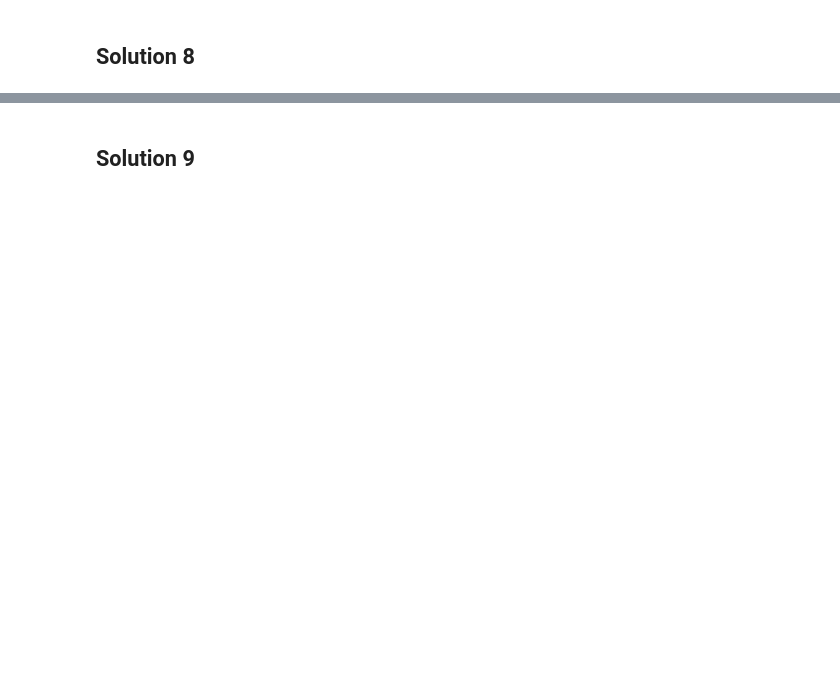
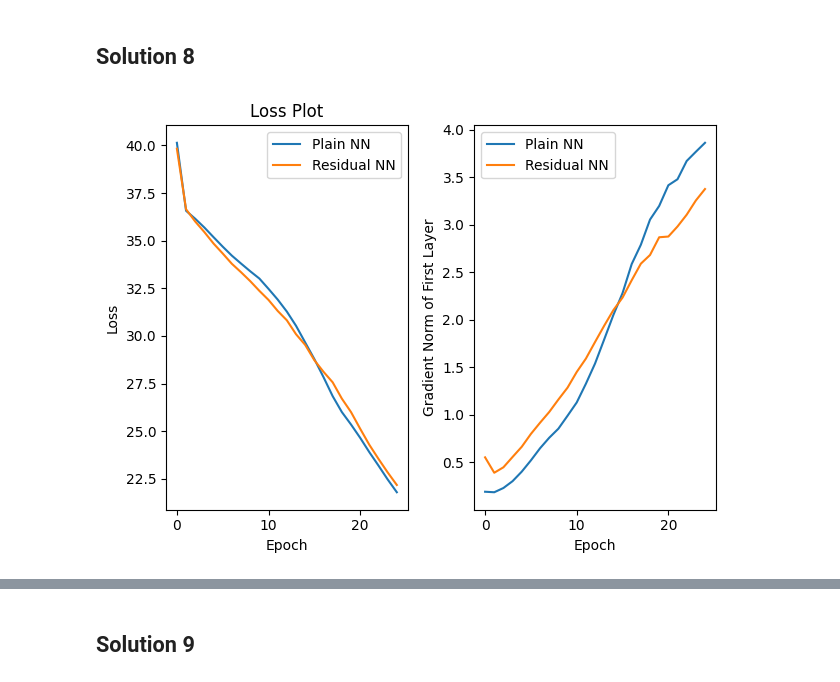
Before and after one commit to sohang3112/iit-madras-web-mtech-ai, a Jupyter notebook: trimester2/DA6401W_DeepLearning/assignments/Assignment4/solution_Assignment4.ipynb, the cells around one changed output, grey strips where cells are left out. Cells and saved outputs as stored; diff of their text form; code cells hidden in the pictures; blank space fills up the shorter version.

```diff
--- a/trimester2/DA6401W_DeepLearning/assignments/Assignment4/solution_Assignment4.ipynb
+++ b/trimester2/DA6401W_DeepLearning/assignments/Assignment4/solution_Assignment4.ipynb
@@ -184,10 +189,11 @@ for lambda_l2 in (0, 1e-4, 1e-2):
         for flat_images, labels in train_loader:
             flat_images, labels = flat_images.to(device), labels.to(device)
             optimizer.zero_grad()
-            train_probabs = model(flat_images)
-            train_loss = loss_fn(train_probabs, labels)
+            train_logits = model(flat_images)
+            train_loss = loss_fn(train_logits, labels)
             train_loss.backward()    # calculate gradients
             optimizer.step()         # update gradients
 
         # validate loss for current epoch
-        val_losses[lambda_l2].append(sum(loss_fn(model(flat_images.to(device)), labels.to(device)).item() for flat_images, labels in valid_loader))
+        with torch.no_grad():
+            val_losses[lambda_l2].append(sum(loss_fn(model(flat_images.to(device)), labels.to(device)).item() for flat_images, labels in valid_loader))
@@ -224,0 +310,78 @@ plt.show()
+# %%
+input_features = 20
+train_size = 1024
+generator = torch.Generator().manual_seed(42)
+X = torch.rand(size=(train_size, input_features), generator=generator)
+w = torch.rand(size=(input_features,), generator=generator)
+error = torch.normal(0, 1, size=(train_size,), generator=generator)
+y = (torch.sin(w @ X.T) + error).unsqueeze(1)
+
+batch_size = 32
+train_ds = TensorDataset(X, y)
+train_loader = DataLoader(train_ds, batch_size=batch_size)
+
+loss_fn = nn.MSELoss()
+
+def train(model, first_layer):
+    optimizer = torch.optim.Adam(model.parameters(), lr=0.001)
+    train_losses = []
+    fst_gradient_norm_means = []
+    for _epoch in trange(25):
+        epoch_fst_gradient_norms = []
+        epoch_loss = 0
+        for x, y in train_loader:      # loop over batches
+            optimizer.zero_grad()
+            probabs = model(x)
+            loss = loss_fn(probabs, y)
+            epoch_loss += loss.item()
+            loss.backward()
+            optimizer.step()
+            epoch_fst_gradient_norms.append(torch.linalg.norm(first_layer.weight.grad))
+        fst_gradient_norm_means.append(sum(epoch_fst_gradient_norms) / len(epoch_fst_gradient_norms))
+        train_losses.append(epoch_loss)
+    return train_losses, fst_gradient_norm_means
+
+plain_nn = nn.Sequential(
+    nn.Linear(20, 64),
+    nn.ReLU(),
+    nn.Linear(64, 64),
+    nn.ReLU(),
+    nn.Linear(64, 64),
+    nn.ReLU(),
+    nn.Linear(64, 1),
+)
+plain_losses, plain_fst_gradient_norms = train(plain_nn, plain_nn[0])
+
+class ResidualModel(nn.Module):
+    def __init__(self):
+        super().__init__()
+        self.layer1 = nn.Linear(20, 64)
+        self.layer2 = nn.Linear(64, 64)
+        self.layer3 = nn.Linear(64, 64)
+        self.output_layer = nn.Linear(64, 1)
+
+    def forward(self, x: torch.Tensor) -> torch.Tensor:
+        out1 = torch.relu(self.layer1(x))
+        out2 = torch.relu(self.layer2(out1))
+        out3 = torch.relu(self.layer3(out2) + out1)    # skip connection: layer 1 -> layer 3 (outputs added)
+        return self.output_layer(out3)
+
+residual_nn = ResidualModel()
+residual_losses, residual_fst_gradient_norms = train(residual_nn, residual_nn.layer1)
+
+fig, axes = plt.subplots(1,2)
+axes[0].plot(plain_losses, label='Plain NN')
+axes[0].plot(residual_losses, label='Residual NN')
+axes[0].set_title('Loss Plot')
+axes[0].set_xlabel('Epoch')
+axes[0].set_ylabel('Loss')
+axes[0].legend()
+
+axes[1].plot(plain_fst_gradient_norms, label='Plain NN')
+axes[1].plot(residual_fst_gradient_norms, label='Residual NN')
+axes[1].set_xlabel('Epoch')
+axes[1].set_ylabel('Gradient Norm of First Layer')
+axes[1].legend()
+fig.tight_layout()
+# %% [output]
+[figure, added]
```
Also changed, not shown: parts of 30 cells of this notebook, 3 other files.
